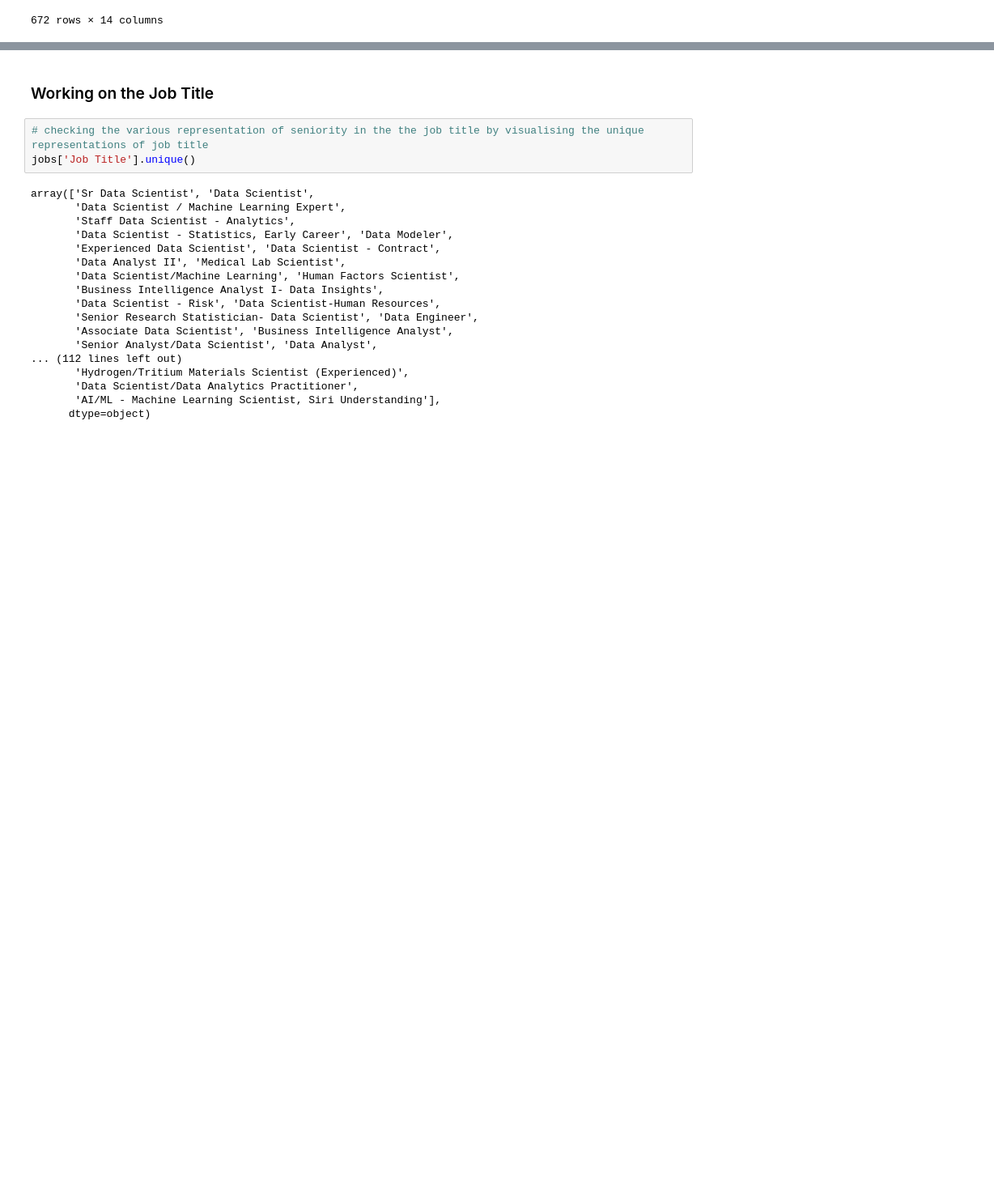
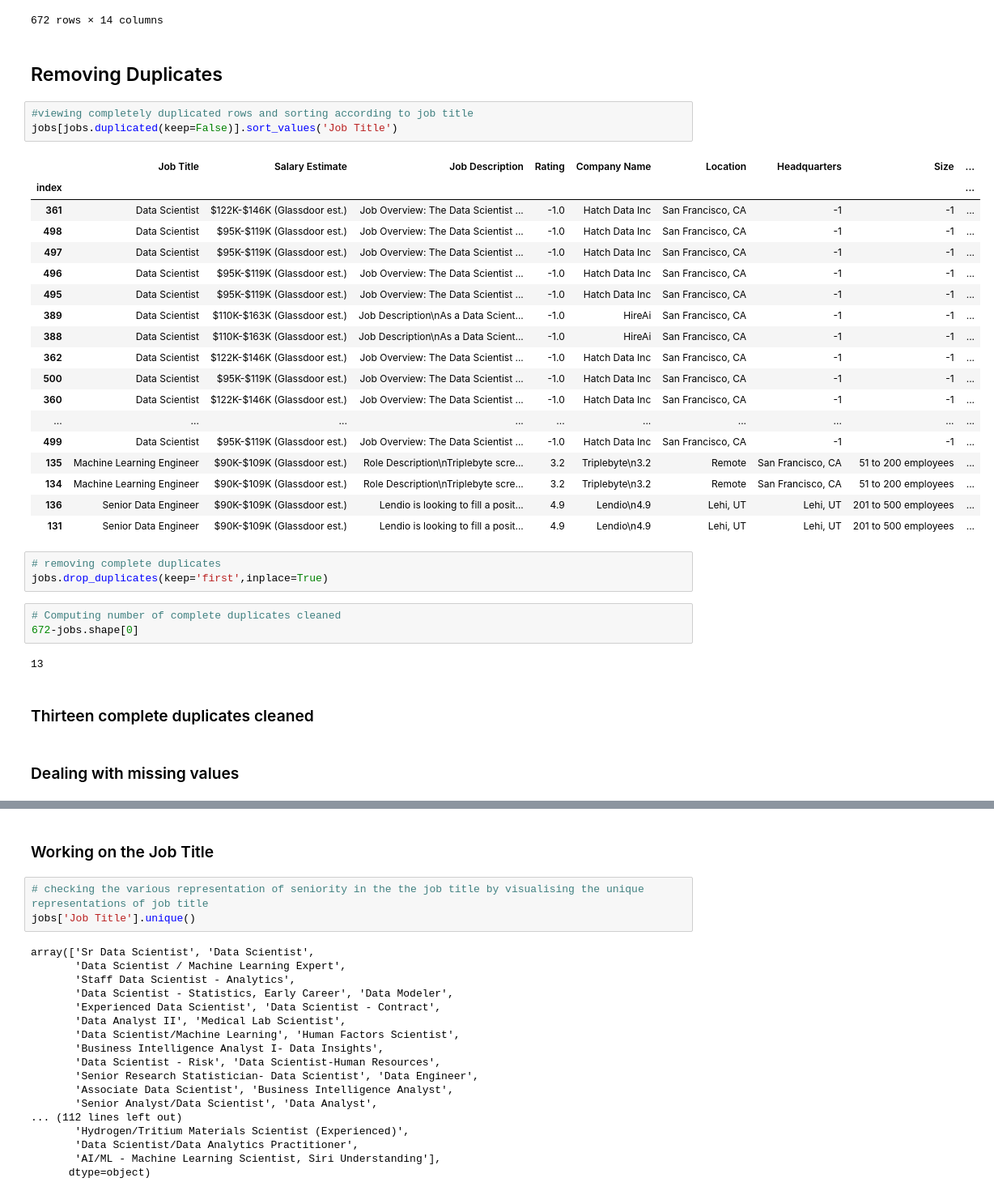
Before and after one commit to isaacOluwafemiOg/Data_Science-Jobs-Analysis, a Jupyter notebook: Glasssdoor_Data_Science_Jobs.ipynb, the cells around one changed output, grey strips where cells are left out. Shown at 81% size. Cells and saved outputs as stored; diff of their text form; blank space fills up the shorter version.

```diff
--- a/Glasssdoor_Data_Science_Jobs.ipynb
+++ b/Glasssdoor_Data_Science_Jobs.ipynb
@@ -44,3 +71,39 @@ jobs
 | 670 | Data Scientist | $105K-$167K (Glassdoor est.) | 100 Remote Opportunity As an AINL... | 5.0 | ChaTeck Incorporated\n5.0 | San Francisco, CA | Santa Clara, CA | 1 to 50 employees | ... |
 | 671 | Data Scientist | $105K-$167K (Glassdoor est.) | Description\n\nThe Data Scientist... | 2.7 | 1-800-Flowers\n2.7 | New York, NY | Carle Place, NY | 1001 to 5000 employees | ... |
 672 rows × 14 columns
+# %% [markdown]
+## Removing Duplicates
+# %%
+#viewing completely duplicated rows and sorting according to job title
+jobs[jobs.duplicated(keep=False)].sort_values('Job Title')
+# %% [output]
+|  | Job Title | Salary Estimate | Job Description | Rating | Company Name | Location | Headquarters | Size | ... |
+| index |  |  |  |  |  |  |  |  | ... |
+| 361 | Data Scientist | $122K-$146K (Glassdoor est.) | Job Overview: The Data Scientist ... | -1.0 | Hatch Data Inc | San Francisco, CA | -1 | -1 | ... |
+| 498 | Data Scientist | $95K-$119K (Glassdoor est.) | Job Overview: The Data Scientist ... | -1.0 | Hatch Data Inc | San Francisco, CA | -1 | -1 | ... |
+| 497 | Data Scientist | $95K-$119K (Glassdoor est.) | Job Overview: The Data Scientist ... | -1.0 | Hatch Data Inc | San Francisco, CA | -1 | -1 | ... |
+| 496 | Data Scientist | $95K-$119K (Glassdoor est.) | Job Overview: The Data Scientist ... | -1.0 | Hatch Data Inc | San Francisco, CA | -1 | -1 | ... |
+| 495 | Data Scientist | $95K-$119K (Glassdoor est.) | Job Overview: The Data Scientist ... | -1.0 | Hatch Data Inc | San Francisco, CA | -1 | -1 | ... |
+| 389 | Data Scientist | $110K-$163K (Glassdoor est.) | Job Description\nAs a Data Scient... | -1.0 | HireAi | San Francisco, CA | -1 | -1 | ... |
+| 388 | Data Scientist | $110K-$163K (Glassdoor est.) | Job Description\nAs a Data Scient... | -1.0 | HireAi | San Francisco, CA | -1 | -1 | ... |
+| 362 | Data Scientist | $122K-$146K (Glassdoor est.) | Job Overview: The Data Scientist ... | -1.0 | Hatch Data Inc | San Francisco, CA | -1 | -1 | ... |
+| 500 | Data Scientist | $95K-$119K (Glassdoor est.) | Job Overview: The Data Scientist ... | -1.0 | Hatch Data Inc | San Francisco, CA | -1 | -1 | ... |
+| 360 | Data Scientist | $122K-$146K (Glassdoor est.) | Job Overview: The Data Scientist ... | -1.0 | Hatch Data Inc | San Francisco, CA | -1 | -1 | ... |
+| ... | ... | ... | ... | ... | ... | ... | ... | ... | ... |
+| 499 | Data Scientist | $95K-$119K (Glassdoor est.) | Job Overview: The Data Scientist ... | -1.0 | Hatch Data Inc | San Francisco, CA | -1 | -1 | ... |
+| 135 | Machine Learning Engineer | $90K-$109K (Glassdoor est.) | Role Description\nTriplebyte scre... | 3.2 | Triplebyte\n3.2 | Remote | San Francisco, CA | 51 to 200 employees | ... |
+| 134 | Machine Learning Engineer | $90K-$109K (Glassdoor est.) | Role Description\nTriplebyte scre... | 3.2 | Triplebyte\n3.2 | Remote | San Francisco, CA | 51 to 200 employees | ... |
+| 136 | Senior Data Engineer | $90K-$109K (Glassdoor est.) | Lendio is looking to fill a posit... | 4.9 | Lendio\n4.9 | Lehi, UT | Lehi, UT | 201 to 500 employees | ... |
+| 131 | Senior Data Engineer | $90K-$109K (Glassdoor est.) | Lendio is looking to fill a posit... | 4.9 | Lendio\n4.9 | Lehi, UT | Lehi, UT | 201 to 500 employees | ... |
+# %%
+# removing complete duplicates
+jobs.drop_duplicates(keep='first',inplace=True)
+# %%
+# Computing number of complete duplicates cleaned
+672-jobs.shape[0]
+# %% [output]
+13
+# %% [markdown]
+### Thirteen complete duplicates cleaned
+# %% [markdown]
+### Dealing with missing values
```
Also changed, not shown: parts of 79 cells of this notebook.
